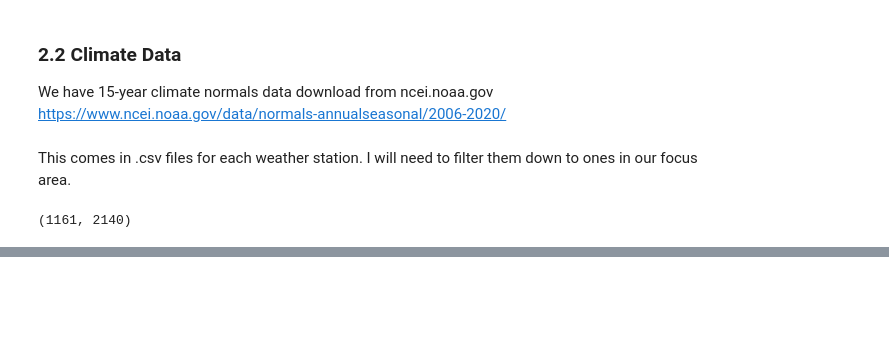
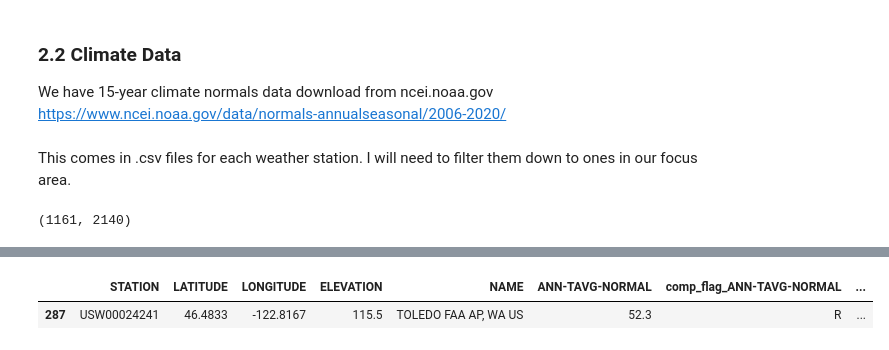
Before and after one commit to BrettlyCD/seattle-trees-project, a Jupyter notebook: 01_data_wrangling_st.ipynb, the cells around one changed output, grey strips where cells are left out. Saved outputs shown, nothing was run; the diff lists cells and outputs as text; code cells hidden in the pictures; blank space fills up the shorter version.

```diff
--- a/01_data_wrangling_st.ipynb
+++ b/01_data_wrangling_st.ipynb
@@ -442,0 +484,6 @@ climate_normals.head()
+# %%
+#is it the same record that is missing all 3 of those fields?
+wa_climate[wa_climate['ANN-PRCP-NORMAL'].isna()]
+# %% [output]
+|  | STATION | LATITUDE | LONGITUDE | ELEVATION | NAME | ANN-TAVG-NORMAL | comp_flag_ANN-TAVG-NORMAL | ... |
+| 287 | USW00024241 | 46.4833 | -122.8167 | 115.5 | TOLEDO FAA AP, WA US | 52.3 | R | ... |
```
Also changed, not shown: parts of 18 cells of this notebook.
